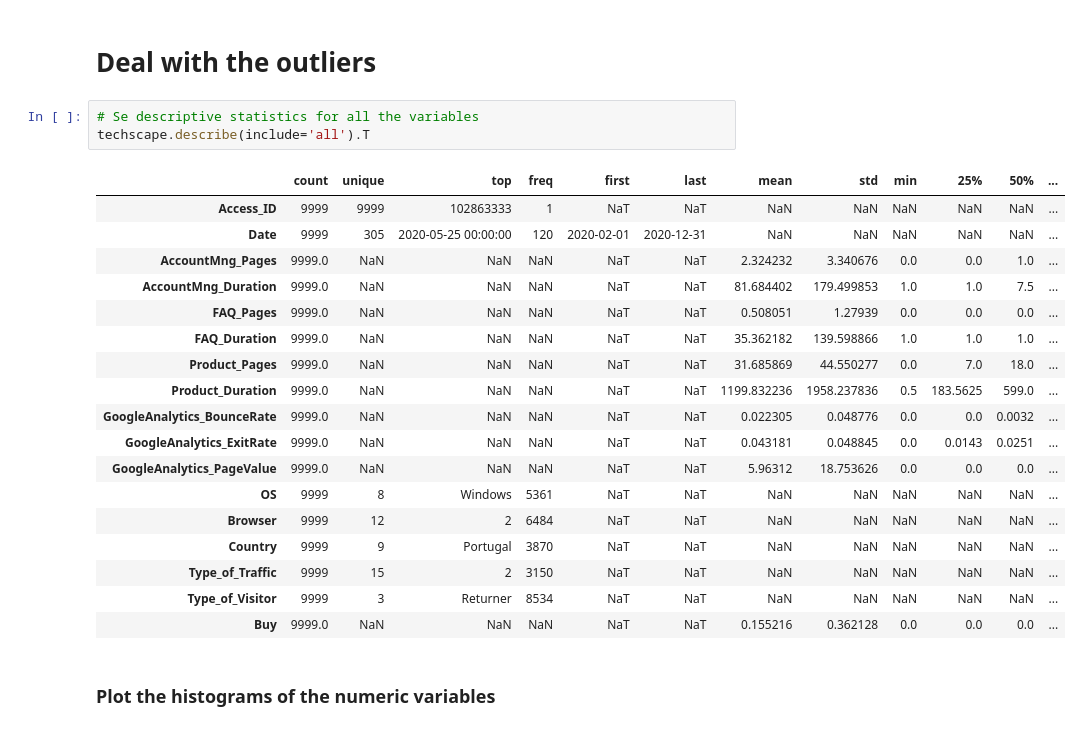
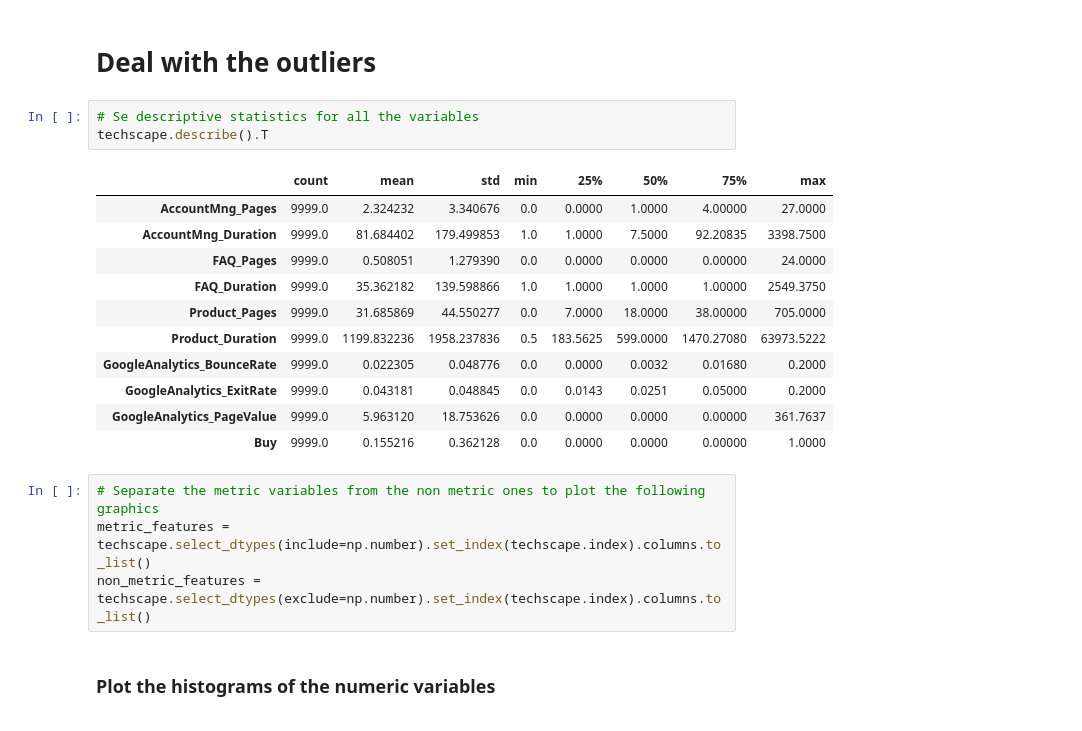
Before and after one commit to JohnnyCodess/Project-Machine-Learning, a Jupyter notebook: 202122 Fall AA Group60 Notebook.ipynb, the cells around one changed output. Saved outputs shown, nothing was run; the diff lists cells and outputs as text.

```diff
--- a/202122 Fall AA Group60 Notebook.ipynb
+++ b/202122 Fall AA Group60 Notebook.ipynb
@@ -156,26 +138,23 @@ techscape
 # Deal with the outliers
 # %%
 # Se descriptive statistics for all the variables
-techscape.describe(include='all').T
+techscape.describe().T
 # %% [output]
-|  | count | unique | top | freq | first | last | mean | std | min | 25% | 50% | ... |
-| Access_ID | 9999 | 9999 | 102863333 | 1 | NaT | NaT | NaN | NaN | NaN | NaN | NaN | ... |
-| Date | 9999 | 305 | 2020-05-25 00:00:00 | 120 | 2020-02-01 | 2020-12-31 | NaN | NaN | NaN | NaN | NaN | ... |
-| AccountMng_Pages | 9999.0 | NaN | NaN | NaN | NaT | NaT | 2.324232 | 3.340676 | 0.0 | 0.0 | 1.0 | ... |
-| AccountMng_Duration | 9999.0 | NaN | NaN | NaN | NaT | NaT | 81.684402 | 179.499853 | 1.0 | 1.0 | 7.5 | ... |
-| FAQ_Pages | 9999.0 | NaN | NaN | NaN | NaT | NaT | 0.508051 | 1.27939 | 0.0 | 0.0 | 0.0 | ... |
-| FAQ_Duration | 9999.0 | NaN | NaN | NaN | NaT | NaT | 35.362182 | 139.598866 | 1.0 | 1.0 | 1.0 | ... |
-| Product_Pages | 9999.0 | NaN | NaN | NaN | NaT | NaT | 31.685869 | 44.550277 | 0.0 | 7.0 | 18.0 | ... |
-| Product_Duration | 9999.0 | NaN | NaN | NaN | NaT | NaT | 1199.832236 | 1958.237836 | 0.5 | 183.5625 | 599.0 | ... |
-| GoogleAnalytics_BounceRate | 9999.0 | NaN | NaN | NaN | NaT | NaT | 0.022305 | 0.048776 | 0.0 | 0.0 | 0.0032 | ... |
-| GoogleAnalytics_ExitRate | 9999.0 | NaN | NaN | NaN | NaT | NaT | 0.043181 | 0.048845 | 0.0 | 0.0143 | 0.0251 | ... |
-| GoogleAnalytics_PageValue | 9999.0 | NaN | NaN | NaN | NaT | NaT | 5.96312 | 18.753626 | 0.0 | 0.0 | 0.0 | ... |
-| OS | 9999 | 8 | Windows | 5361 | NaT | NaT | NaN | NaN | NaN | NaN | NaN | ... |
-| Browser | 9999 | 12 | 2 | 6484 | NaT | NaT | NaN | NaN | NaN | NaN | NaN | ... |
-| Country | 9999 | 9 | Portugal | 3870 | NaT | NaT | NaN | NaN | NaN | NaN | NaN | ... |
-| Type_of_Traffic | 9999 | 15 | 2 | 3150 | NaT | NaT | NaN | NaN | NaN | NaN | NaN | ... |
-| Type_of_Visitor | 9999 | 3 | Returner | 8534 | NaT | NaT | NaN | NaN | NaN | NaN | NaN | ... |
-| Buy | 9999.0 | NaN | NaN | NaN | NaT | NaT | 0.155216 | 0.362128 | 0.0 | 0.0 | 0.0 | ... |
+|  | count | mean | std | min | 25% | 50% | 75% | max |
+| AccountMng_Pages | 9999.0 | 2.324232 | 3.340676 | 0.0 | 0.0000 | 1.0000 | 4.00000 | 27.0000 |
+| AccountMng_Duration | 9999.0 | 81.684402 | 179.499853 | 1.0 | 1.0000 | 7.5000 | 92.20835 | 3398.7500 |
+| FAQ_Pages | 9999.0 | 0.508051 | 1.279390 | 0.0 | 0.0000 | 0.0000 | 0.00000 | 24.0000 |
+| FAQ_Duration | 9999.0 | 35.362182 | 139.598866 | 1.0 | 1.0000 | 1.0000 | 1.00000 | 2549.3750 |
+| Product_Pages | 9999.0 | 31.685869 | 44.550277 | 0.0 | 7.0000 | 18.0000 | 38.00000 | 705.0000 |
+| Product_Duration | 9999.0 | 1199.832236 | 1958.237836 | 0.5 | 183.5625 | 599.0000 | 1470.27080 | 63973.5222 |
+| GoogleAnalytics_BounceRate | 9999.0 | 0.022305 | 0.048776 | 0.0 | 0.0000 | 0.0032 | 0.01680 | 0.2000 |
+| GoogleAnalytics_ExitRate | 9999.0 | 0.043181 | 0.048845 | 0.0 | 0.0143 | 0.0251 | 0.05000 | 0.2000 |
+| GoogleAnalytics_PageValue | 9999.0 | 5.963120 | 18.753626 | 0.0 | 0.0000 | 0.0000 | 0.00000 | 361.7637 |
+| Buy | 9999.0 | 0.155216 | 0.362128 | 0.0 | 0.0000 | 0.0000 | 0.00000 | 1.0000 |
+# %%
+# Separate the metric variables from the non metric ones to plot the following graphics
+metric_features = techscape.select_dtypes(include=np.number).set_index(techscape.index).columns.to_list()
+non_metric_features = techscape.select_dtypes(exclude=np.number).set_index(techscape.index).columns.to_list()
 # %% [markdown]
 ### Plot the histograms of the numeric variables
 # %%
```
Also changed, not shown: parts of 40 cells of this notebook.
